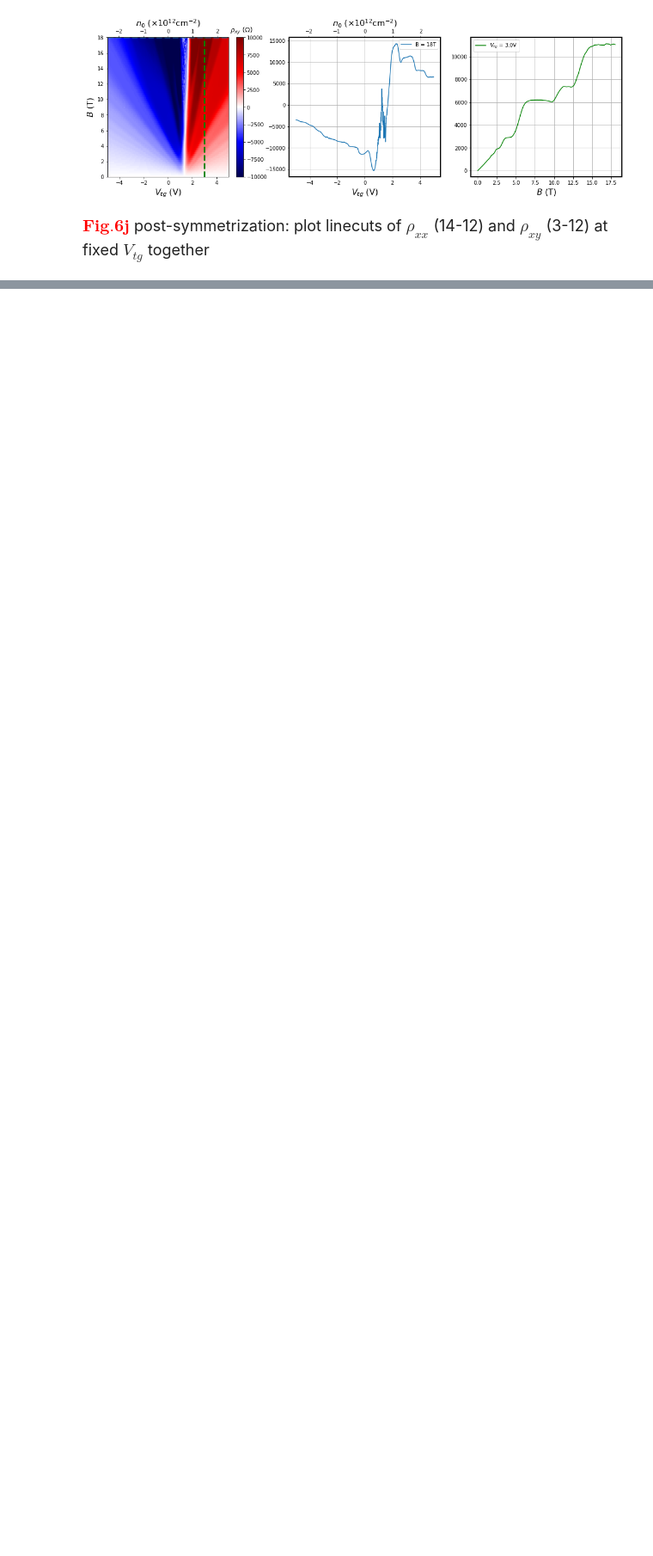
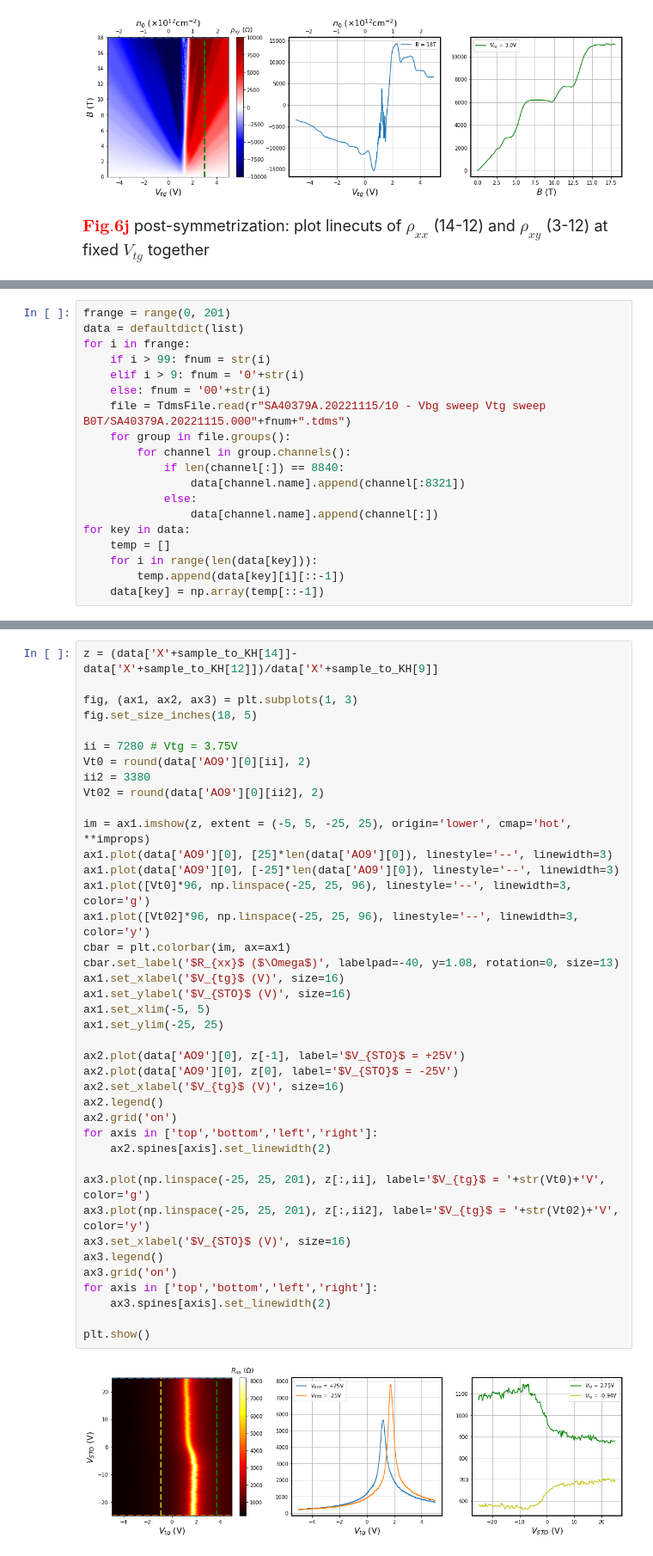
Before and after one commit to Ray2207/QC124-LAOSTO_gr, a Jupyter notebook: analysis_short.ipynb, the cells around one changed output, grey strips where cells are left out. Shown at 86% size. Cells and saved outputs as stored; diff of their text form; blank space fills up the shorter version.

```diff
--- a/analysis_short.ipynb
+++ b/analysis_short.ipynb
@@ -1084,0 +1134,19 @@ plt.show()
+# %%
+frange = range(0, 201)
+data = defaultdict(list)
+for i in frange:
+    if i > 99: fnum = str(i)
+    elif i > 9: fnum = '0'+str(i)
+    else: fnum = '00'+str(i)
+    file = TdmsFile.read(r"SA40379A.20221115/10 - Vbg sweep Vtg sweep B0T/SA40379A.20221115.000"+fnum+".tdms")
+    for group in file.groups():
+        for channel in group.channels():
+            if len(channel[:]) == 8840:
+                data[channel.name].append(channel[:8321])
+            else:
+                data[channel.name].append(channel[:])
+for key in data:
+    temp = []
+    for i in range(len(data[key])):
+        temp.append(data[key][i][::-1])
+    data[key] = np.array(temp[::-1])
@@ -1085,3 +1155,45 @@ plt.show()
+# %%
+z = (data['X'+sample_to_KH[14]]-data['X'+sample_to_KH[12]])/data['X'+sample_to_KH[9]]
+
+fig, (ax1, ax2, ax3) = plt.subplots(1, 3)
+fig.set_size_inches(18, 5)
+
+ii = 7280 # Vtg = 3.75V
+Vt0 = round(data['AO9'][0][ii], 2)
+ii2 = 3380
+Vt02 = round(data['AO9'][0][ii2], 2)
+
+im = ax1.imshow(z, extent = (-5, 5, -25, 25), origin='lower', cmap='hot', **improps)
+ax1.plot(data['AO9'][0], [25]*len(data['AO9'][0]), linestyle='--', linewidth=3)
+ax1.plot(data['AO9'][0], [-25]*len(data['AO9'][0]), linestyle='--', linewidth=3)
+ax1.plot([Vt0]*96, np.linspace(-25, 25, 96), linestyle='--', linewidth=3, color='g')
+ax1.plot([Vt02]*96, np.linspace(-25, 25, 96), linestyle='--', linewidth=3, color='y')
+cbar = plt.colorbar(im, ax=ax1)
+cbar.set_label('$R_{xx}$ ($\Omega$)', labelpad=-40, y=1.08, rotation=0, size=13)
+ax1.set_xlabel('$V_{tg}$ (V)', size=16)
+ax1.set_ylabel('$V_{STO}$ (V)', size=16)
+ax1.set_xlim(-5, 5)
+ax1.set_ylim(-25, 25)
+
+ax2.plot(data['AO9'][0], z[-1], label='$V_{STO}$ = +25V')
+ax2.plot(data['AO9'][0], z[0], label='$V_{STO}$ = -25V')
+ax2.set_xlabel('$V_{tg}$ (V)', size=16)
+ax2.legend()
+ax2.grid('on')
+for axis in ['top','bottom','left','right']:
+    ax2.spines[axis].set_linewidth(2)
+
+ax3.plot(np.linspace(-25, 25, 201), z[:,ii], label='$V_{tg}$ = '+str(Vt0)+'V', color='g')
+ax3.plot(np.linspace(-25, 25, 201), z[:,ii2], label='$V_{tg}$ = '+str(Vt02)+'V', color='y')
+ax3.set_xlabel('$V_{STO}$ (V)', size=16)
+ax3.legend()
+ax3.grid('on')
+for axis in ['top','bottom','left','right']:
+    ax3.spines[axis].set_linewidth(2)
+
+plt.show()
+# %% [output]
+[figure, added]
 # %%
 # Save as PDF without codes
 
```
Also changed, not shown: parts of 12 cells of this notebook.
